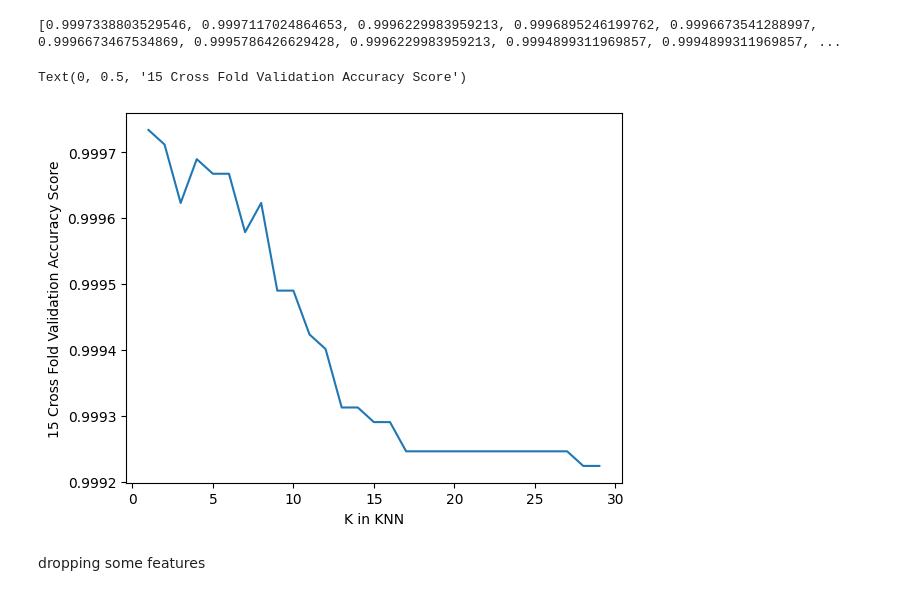
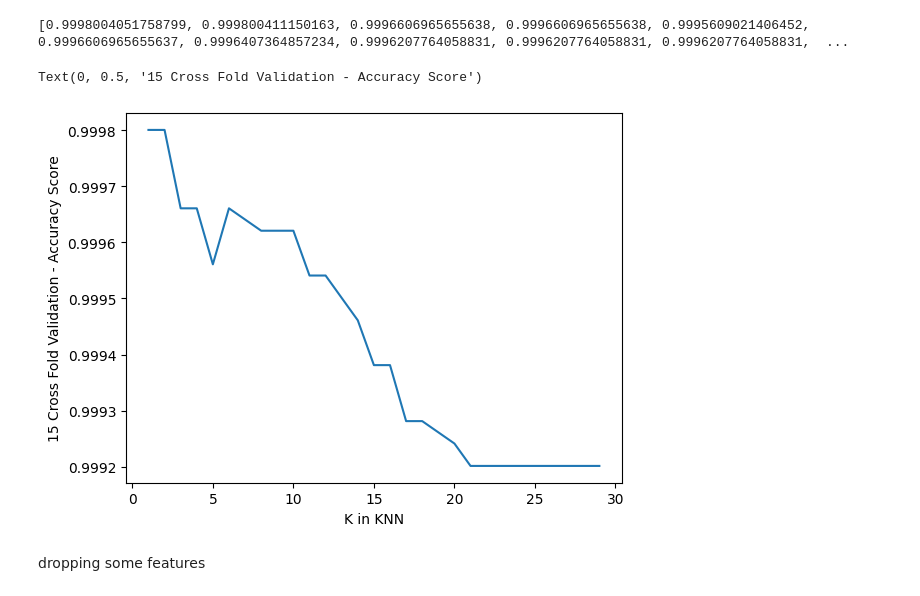
Before and after one commit to Mitchelle-Creado-15-06-1997/Smoke-Detection, a Jupyter notebook: v2/knn_final.ipynb, the cells around one changed output. Drawn from its saved outputs; the diff is of its cells as text; code cells hidden in the pictures.

```diff
--- a/v2/knn_final.ipynb
+++ b/v2/knn_final.ipynb
@@ -35,17 +58,10 @@ dtype: int64
 # %%
-#scaling dataframe using mean and standard deviation
+# Mean standard deviation
 scale = StandardScaler()
-scale.fit(smoke_df)
+scale.fit(data_set)
 
+# Dropping UTC, Sno. and CNT column
+data_set.drop(data_set.columns[[0,1,14]], axis=1, inplace=True)
 
-#scaling dataframe using minmax scaler
-# min_max_scaler = MinMaxScaler()
-# min_max_scaler.fit(smoke_df)
-# smoke_df
-
-#dropping UTC , Sno. column and CNT column
-smoke_df.drop(smoke_df.columns[[0,1,14]], axis=1, inplace=True)
-
-#dividing into X and y
-X = smoke_df.drop(columns=['Fire Alarm']).values
-y_label = smoke_df['Fire Alarm'].values
+X = data_set.drop(columns=['Fire Alarm']).values
+y_label = data_set['Fire Alarm'].values
@@ -70,27 +86,23 @@ smoke_df
 Xtrain, Xtest, ytrain, ytest = train_test_split(X, y_label, test_size=0.2,random_state=3)
 # %%
-from sklearn.model_selection import cross_val_score
-from sklearn.neighbors import KNeighborsClassifier
-
-k_vals = range(1, 30)
+k_values = range(1, 30)
 k_scores = []
 
-for k in k_vals:
-    knn_sk = KNeighborsClassifier(n_neighbors=k)
-    score = cross_val_score(knn_sk, Xtrain, ytrain, cv=15, scoring='accuracy')
-    k_scores.append(score.mean())
+for k in k_values:
+    knn_sklearn = KNeighborsClassifier(n_neighbors=k)
+    acc_score = cross_val_score(knn_sklearn, Xtrain, ytrain, cv=15, scoring='accuracy')
+    k_scores.append(acc_score.mean())
 
 
 print(k_scores)
 # %% [output]
-[0.9997338803529546, 0.9997117024864653, 0.9996229983959213, 0.9996895246199762, 0.9996673541288997, 0.9996673467534869, 0.9995786426629428, 0.9996229983959213, 0.9994899311969857, 0.9994899311969857, ...
+[0.9998004051758799, 0.999800411150163, 0.9996606965655638, 0.9996606965655638, 0.9995609021406452, 0.9996606965655637, 0.9996407364857234, 0.9996207764058831, 0.9996207764058831, 0.9996207764058831,  ...
 # %%
-import matplotlib.pyplot as plt
-plt.plot(k_vals, k_scores)
+plt.plot(k_values, k_scores)
 plt.xlabel('K in KNN')
-plt.ylabel('15 Cross Fold Validation Accuracy Score')
+plt.ylabel('15 Cross Fold Validation - Accuracy Score')
 # %% [output]
-Text(0, 0.5, '15 Cross Fold Validation Accuracy Score')
+Text(0, 0.5, '15 Cross Fold Validation - Accuracy Score')
-[figure, old version]
+[figure, new version]
 # %% [markdown]
 dropping some features
```
Also changed, not shown: parts of 39 cells of this notebook.
